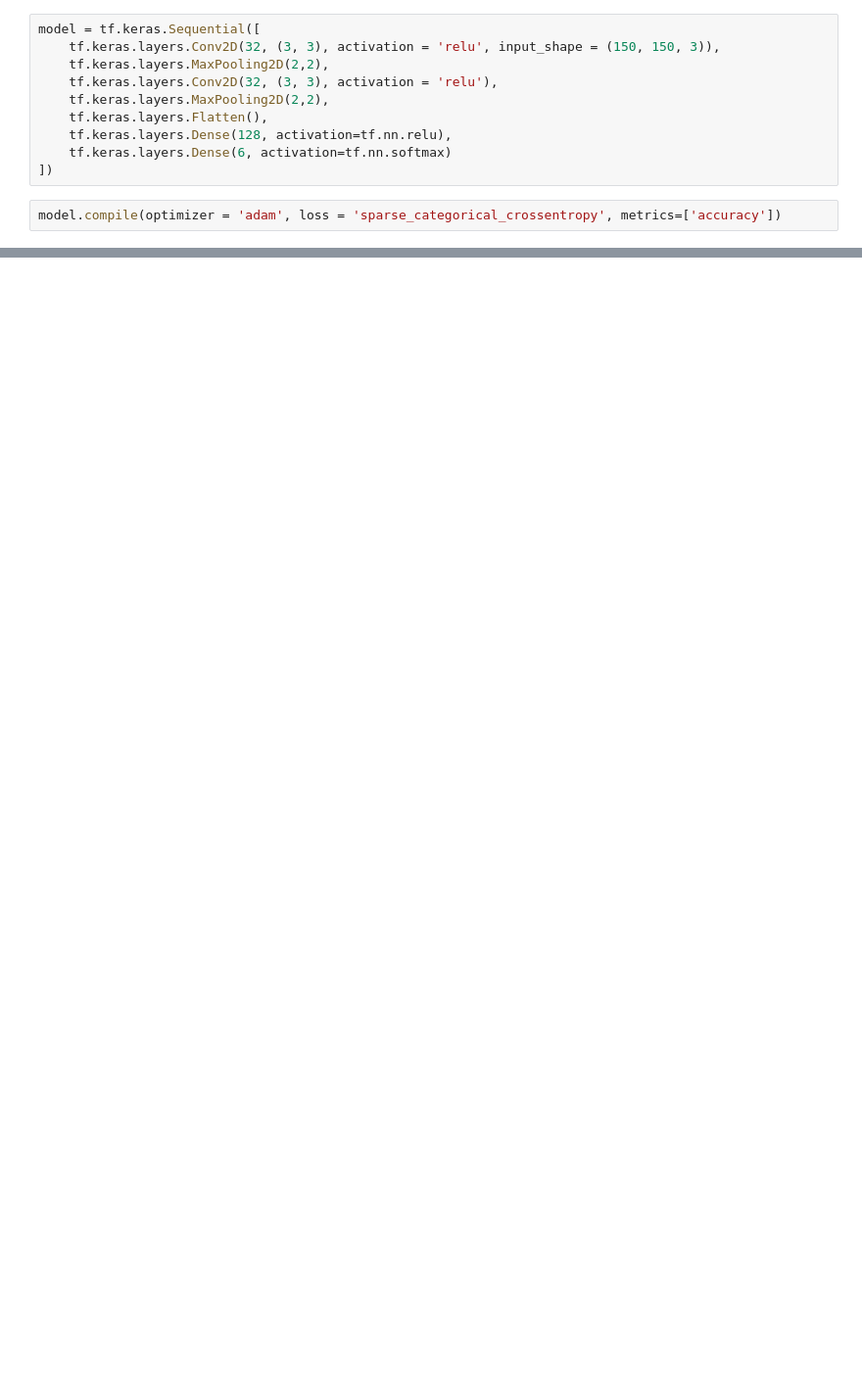
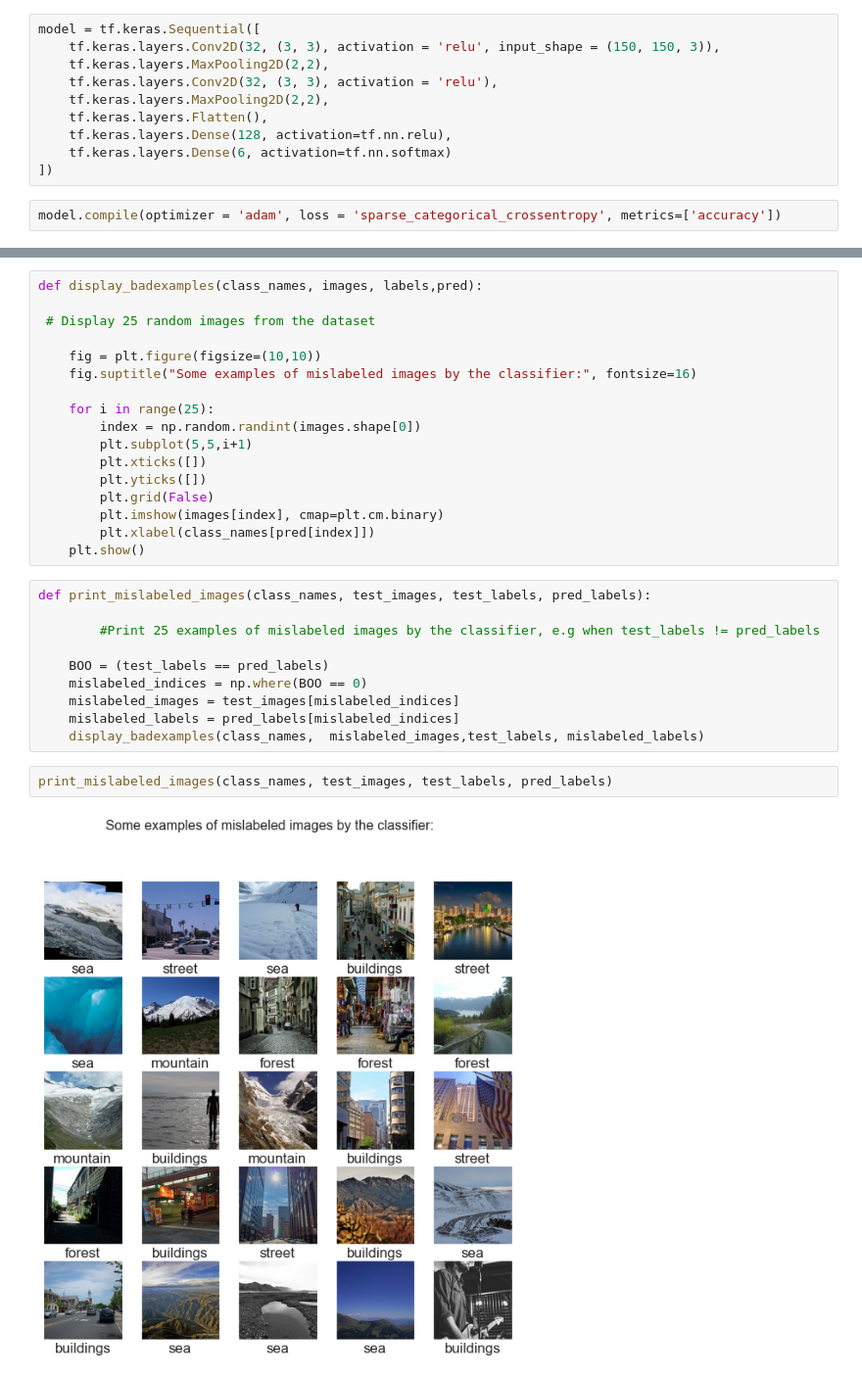
Before and after one commit to SDog6/JupiterNotebooks, a Jupyter notebook: Personal Challenge/Intel Image Classification.ipynb, the cells around one changed output, grey strips where cells are left out. Shown at 98% size. Cells and saved outputs as stored; diff of their text form; blank space fills up the shorter version.

```diff
--- a/Personal Challenge/Intel Image Classification.ipynb
+++ b/Personal Challenge/Intel Image Classification.ipynb
@@ -188,0 +302,31 @@ evaluation = model.evaluate(test_images, test_labels)
+# %%
+def display_badexamples(class_names, images, labels,pred):
+
+ # Display 25 random images from the dataset
+
+    fig = plt.figure(figsize=(10,10))
+    fig.suptitle("Some examples of mislabeled images by the classifier:", fontsize=16)
+
+    for i in range(25):
+        index = np.random.randint(images.shape[0])
+        plt.subplot(5,5,i+1)
+        plt.xticks([])
+        plt.yticks([])
+        plt.grid(False)
+        plt.imshow(images[index], cmap=plt.cm.binary)
+        plt.xlabel(class_names[pred[index]])
+    plt.show()
+# %%
+def print_mislabeled_images(class_names, test_images, test_labels, pred_labels):
+
+        #Print 25 examples of mislabeled images by the classifier, e.g when test_labels != pred_labels
+
+    BOO = (test_labels == pred_labels)
+    mislabeled_indices = np.where(BOO == 0)
+    mislabeled_images = test_images[mislabeled_indices]
+    mislabeled_labels = pred_labels[mislabeled_indices]
+    display_badexamples(class_names,  mislabeled_images,test_labels, mislabeled_labels)
+# %%
+print_mislabeled_images(class_names, test_images, test_labels, pred_labels)
+# %% [output]
+[figure, added]
```
Also changed, not shown: parts of 49 cells of this notebook, 1 other file.
